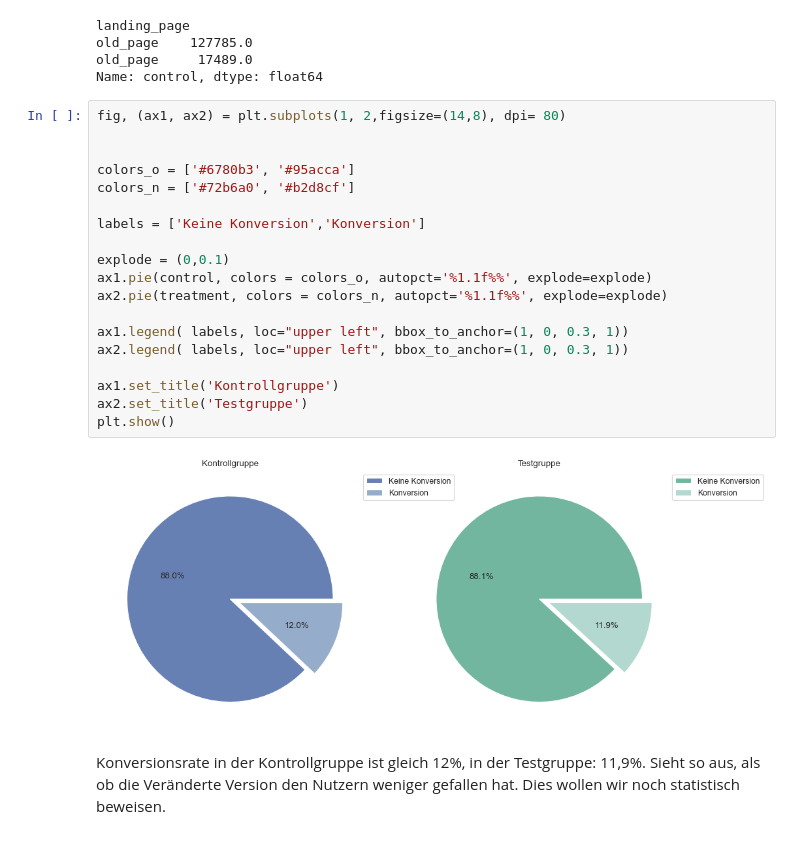
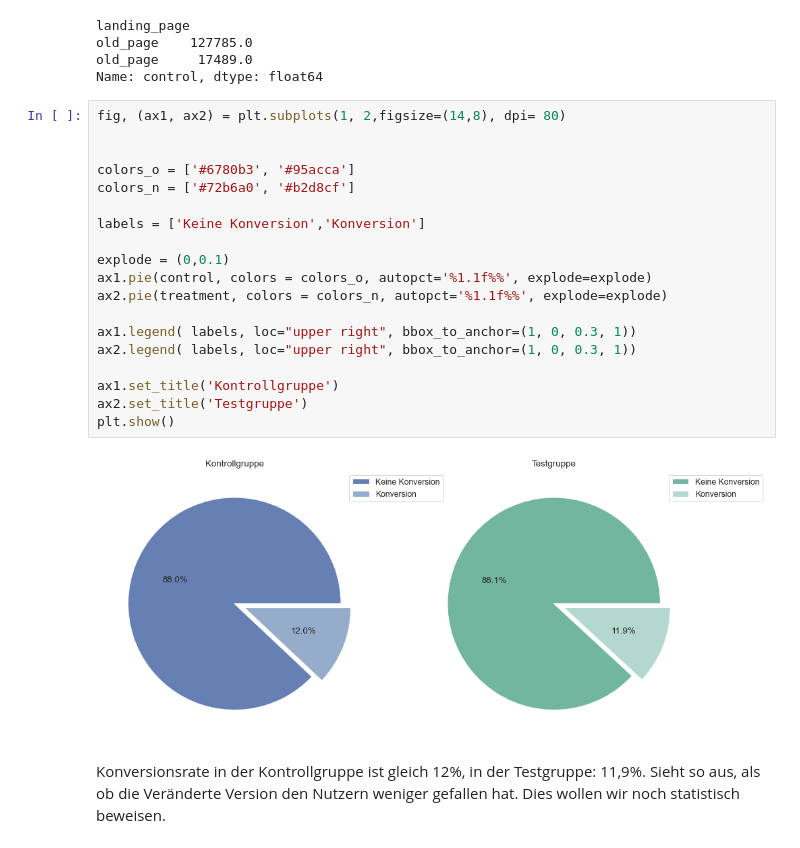
Before and after one commit to okirsch/E_Commerce, a Jupyter notebook: E-Commerce.ipynb, the cells around one changed output. Saved outputs shown, nothing was run; the diff lists cells and outputs as text.

Commit message:
set label and komment

```diff
--- a/E-Commerce.ipynb
+++ b/E-Commerce.ipynb
@@ -181,24 +183,24 @@ Name: control, dtype: float64
 # %%
 fig, (ax1, ax2) = plt.subplots(1, 2,figsize=(14,8), dpi= 80)
 
 
 colors_o = ['#6780b3', '#95acca']
 colors_n = ['#72b6a0', '#b2d8cf']
 
 labels = ['Keine Konversion','Konversion']
 
 explode = (0,0.1)
 ax1.pie(control, colors = colors_o, autopct='%1.1f%%', explode=explode)
 ax2.pie(treatment, colors = colors_n, autopct='%1.1f%%', explode=explode)
 
-ax1.legend( labels, loc="upper left", bbox_to_anchor=(1, 0, 0.3, 1))
-ax2.legend( labels, loc="upper left", bbox_to_anchor=(1, 0, 0.3, 1))
+ax1.legend( labels, loc="upper right", bbox_to_anchor=(1, 0, 0.3, 1))
+ax2.legend( labels, loc="upper right", bbox_to_anchor=(1, 0, 0.3, 1))
 
 ax1.set_title('Kontrollgruppe')
 ax2.set_title('Testgruppe')
 plt.show()
 # %% [output]
-[figure, old version]
+[figure, new version]
 # %% [markdown]
 Konversionsrate in der Kontrollgruppe ist gleich 12%, in der Testgruppe: 11,9%. Sieht so aus, als ob die Veränderte Version den Nutzern weniger gefallen hat. Dies wollen wir noch statistisch beweisen.
 # %% [markdown]
```
Also changed, not shown: parts of 1 cell of this notebook.
